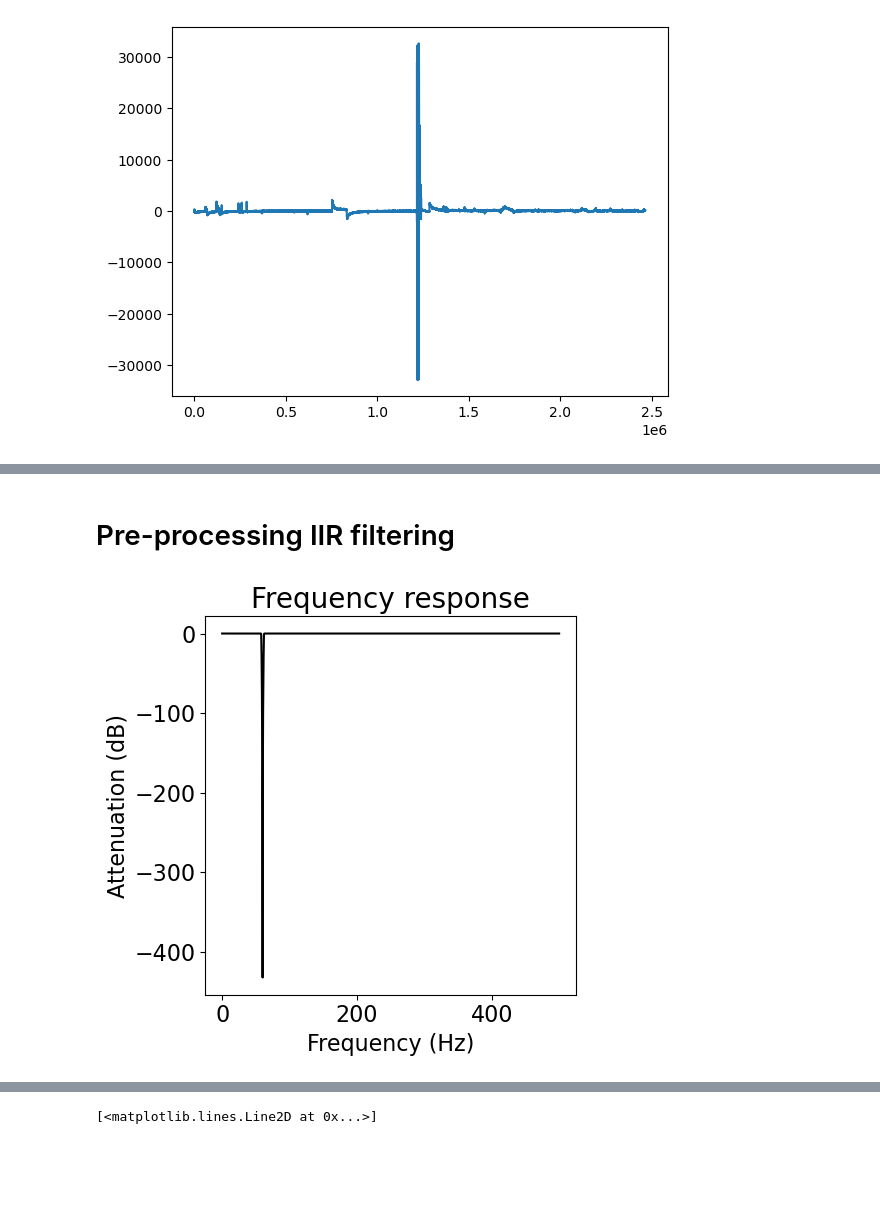
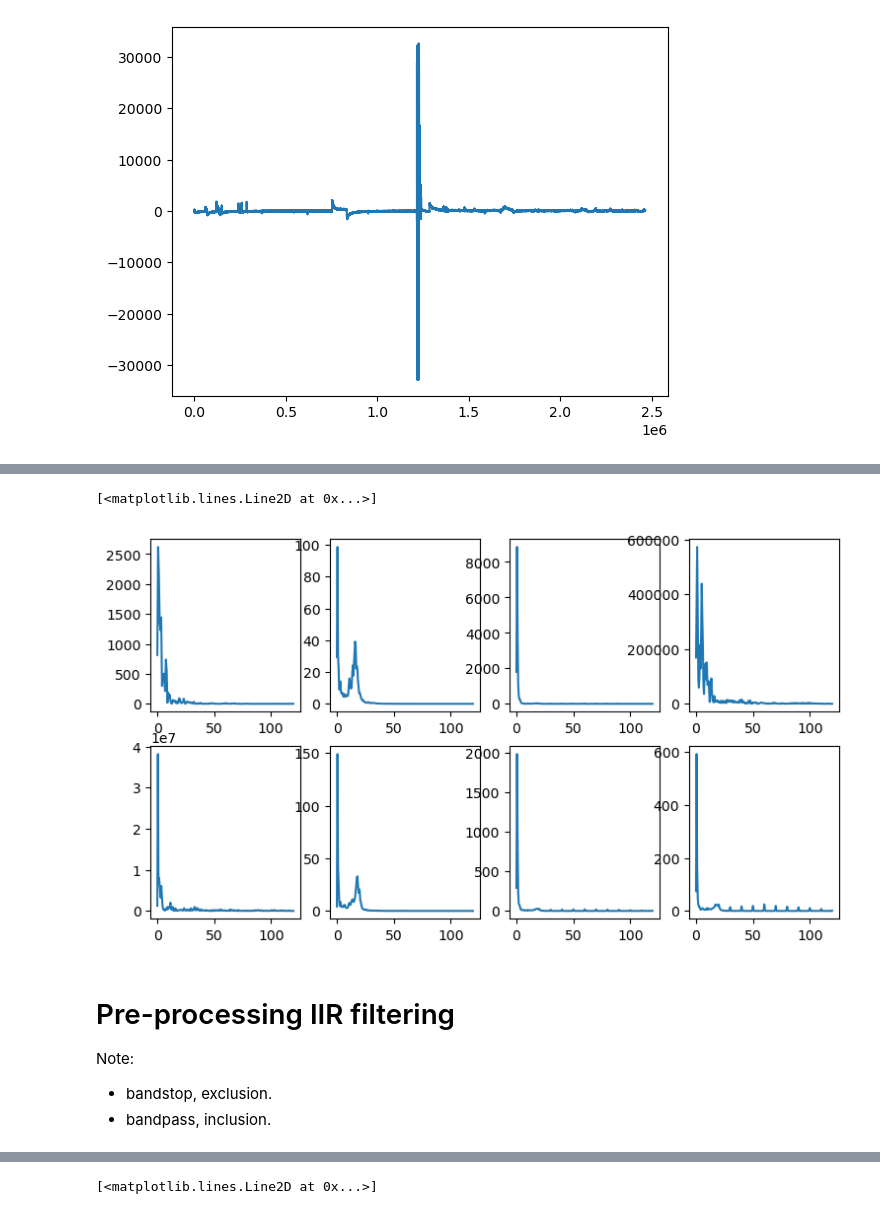
Before and after one commit to seqasim/LFPAnalysis, a Jupyter notebook: scripts/DBS_testing.ipynb, the cells around one changed output, grey strips where cells are left out. Saved outputs shown, nothing was run; the diff lists cells and outputs as text; code cells hidden in the pictures; blank space fills up the shorter version.

```diff
--- a/scripts/DBS_testing.ipynb
+++ b/scripts/DBS_testing.ipynb
@@ -53,4 +80,39 @@ CLFP_01 = mat_file['CLFP_01']
+# %%
+#plot for each file
+freq_list = []
+psd_list = []
+
+for m in mat_files:
+    file = scipy.io.loadmat(m)
+    CLFP_01 = file['CLFP_01'].flatten()
+    CLFP_hz = file['CLFP_01_KHz'].flatten()*1000
+    freq_mean, psd_mean = compute_spectrum(CLFP_01, CLFP_hz, method='welch', avg_type='mean', nperseg=CLFP_hz*2)
+
+    #subset the frequence range below 120 hz
+    new_freq = freq_mean[freq_mean<120]
+    new_psd = psd_mean[freq_mean<120]
+    freq_list.append(new_freq)
+    psd_list.append(new_psd)
+# %%
+f, ax = plt.subplots(2,4, figsize=(9,5))
+
+ax[0,0].plot(freq_list[0], psd_list[0])
+ax[0,1].plot(freq_list[1], psd_list[1])
+ax[0,2].plot(freq_list[2], psd_list[2])
+ax[0,3].plot(freq_list[3], psd_list[3])
+
+ax[1,0].plot(freq_list[4], psd_list[4])
+ax[1,1].plot(freq_list[5], psd_list[5])
+ax[1,2].plot(freq_list[6], psd_list[6])
+ax[1,3].plot(freq_list[7], psd_list[7])
+# %% [output]
+[<matplotlib.lines.Line2D at 0x...>]
+[figure, added]
 # %% [markdown]
 # Pre-processing IIR filtering
+
+Note:
+- bandstop, exclusion.
+- bandpass, inclusion.
 # %%
 # Pre-processing: https://neurodsp-tools.github.io/neurodsp/auto_tutorials/filt/plot_3_IIR.html?highlight=line%20noise
@@ -64,20 +119,0 @@ from neurodsp.plts import plot_frequency_response, plot_time_series
-# %%
-# setting (double check here later)
-n_seconds = 1
-fs = 1000
-
-# Define filter settings
-pass_type = 'bandstop'
-f_range = (58, 62) #freq range to filter out
-butterworth_order = 12
-
-# Design the filter, getting the second-order series (sos) values for the filter
-sos = design_iir_filter(fs, pass_type, f_range, butterworth_order)
-
-# Compute the frequency response for the IIR filter
-f_db, db = compute_frequency_response(sos, None, fs)
-
-# Plot the frequency response
-plot_frequency_response(f_db, db)
-# %% [output]
-[figure, removed]
```
Also changed, not shown: parts of 27 cells of this notebook.
